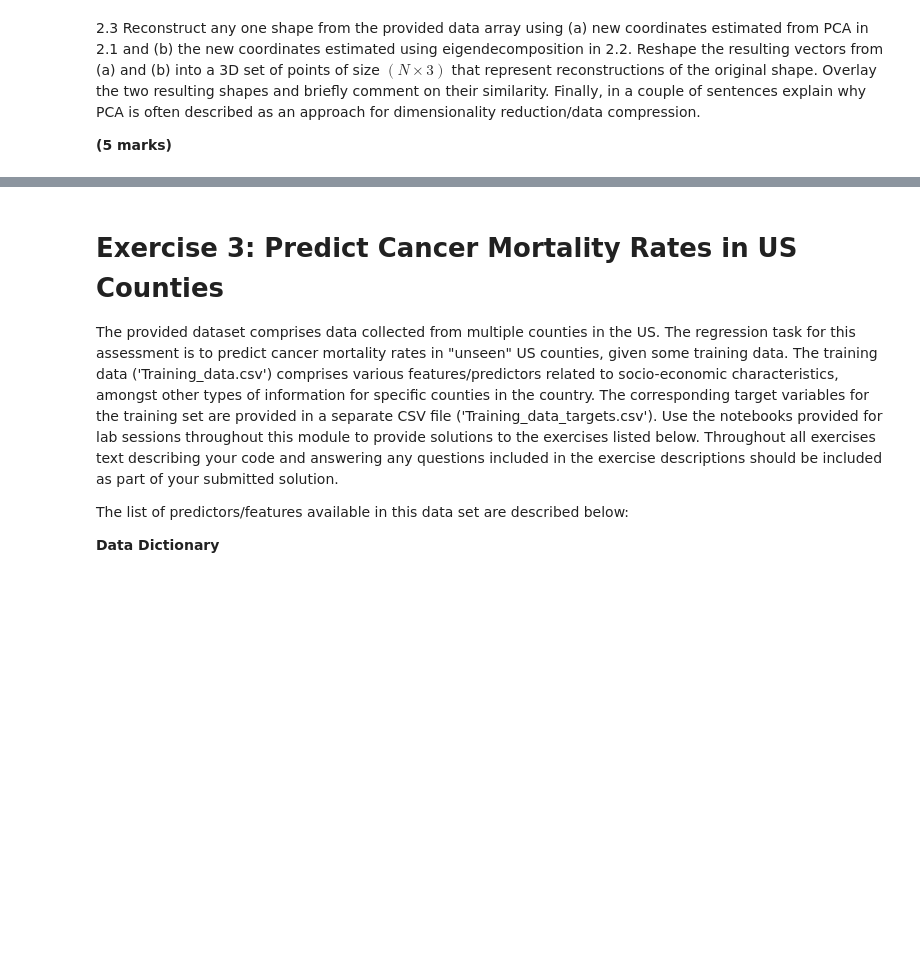
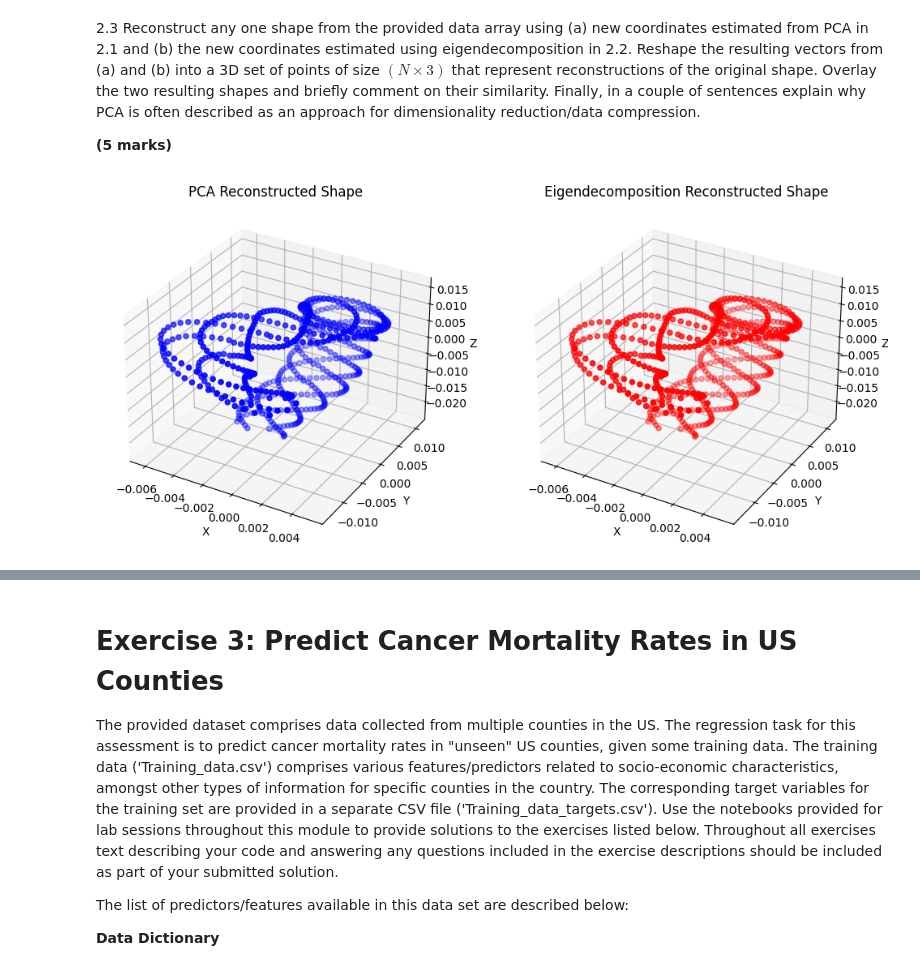
Before and after one commit to htootayzaaung/COMP3611-Machine-Learning, a Jupyter notebook: Coursework 1/COMP3611_Assessment.ipynb, the cells around one changed output, grey strips where cells are left out. Saved outputs shown, nothing was run; the diff lists cells and outputs as text; code cells hidden in the pictures; blank space fills up the shorter version.

```diff
--- a/Coursework 1/COMP3611_Assessment.ipynb
+++ b/Coursework 1/COMP3611_Assessment.ipynb
@@ -372,3 +343,69 @@ Eigenvectors from Covariance Matrix:
 2.3 Reconstruct any one shape from the provided data array using (a) new coordinates estimated from PCA in 2.1 and (b) the new coordinates estimated using eigendecomposition in 2.2. Reshape the resulting vectors from (a) and (b) into a 3D set of points of size $(N\times3)$ that represent reconstructions of the original shape. Overlay the two resulting shapes and briefly comment on their similarity. Finally, in a couple of sentences explain why PCA is often described as an approach for dimensionality reduction/data compression.
 
 **(5 marks)**
+# %%
+import matplotlib.pyplot as plt
+from mpl_toolkits.mplot3d import Axes3D
+
+# Load the data (assuming it has already been loaded into the variable 'data')
+# data = np.load('shape_array.npy')  # Uncomment if data is not already loaded
+
+# Perform PCA on the data
+pca = PCA(n_components=7)
+pca.fit(data)
+
+# Extract PCA coordinates
+pca_coordinates = pca.transform(data)
+
+# Calculate the covariance matrix and perform eigendecomposition
+covariance_matrix = np.cov(data, rowvar=False)
+eigenvalues, eigenvectors = np.linalg.eig(covariance_matrix)
+
+# Sorting eigenvalues and eigenvectors
+idx = eigenvalues.argsort()[::-1]
+sorted_eigenvectors = eigenvectors[:, idx]
+
+# Transform the data using the sorted eigenvectors
+transformed_data = np.dot(data - np.mean(data, axis=0), sorted_eigenvectors)
+
+# Select a shape to reconstruct (for example, the first shape)
+shape_to_reconstruct = 0
+
+# Reconstruct the entire data matrix using PCA and eigendecomposition
+reconstructed_pca_full = pca.inverse_transform(pca_coordinates)
+reconstructed_eigen_full = np.dot(transformed_data, sorted_eigenvectors.T) + np.mean(data, axis=0)
+
+# Select one column (representing a single 3D shape) from the reconstructed data
+reconstructed_pca_shape = reconstructed_pca_full[:, shape_to_reconstruct]
+reconstructed_eigen_shape = reconstructed_eigen_full[:, shape_to_reconstruct]
+
+# Calculate the number of 3D points in each shape
+N = data.shape[0] // 3
+
+# Reshape the selected column into a 3D shape (N x 3)
+reconstructed_pca_3d_shape = reconstructed_pca_shape.reshape((N, 3))
+reconstructed_eigen_3d_shape = reconstructed_eigen_shape.reshape((N, 3))
+
+# Plotting the reconstructed shapes for comparison
+fig = plt.figure(figsize=(12, 6))
+ax1 = fig.add_subplot(121, projection='3d')
+ax2 = fig.add_subplot(122, projection='3d')
+
+# Plotting PCA reconstructed shape
+ax1.scatter(reconstructed_pca_3d_shape[:, 0], reconstructed_pca_3d_shape[:, 1], reconstructed_pca_3d_shape[:, 2], color='blue', label='PCA Reconstruction')
+ax1.set_title("PCA Reconstructed Shape")
+ax1.set_xlabel('X')
+ax1.set_ylabel('Y')
+ax1.set_zlabel('Z')
+
+# Plotting Eigendecomposition reconstructed shape
+ax2.scatter(reconstructed_eigen_3d_shape[:, 0], reconstructed_eigen_3d_shape[:, 1], reconstructed_eigen_3d_shape[:, 2], color='red', label='Eigendecomposition Reconstruction')
+ax2.set_title("Eigendecomposition Reconstructed Shape")
+ax2.set_xlabel('X')
+ax2.set_ylabel('Y')
+ax2.set_zlabel('Z')
+
+# Show plot
+plt.show()
+# %% [output]
+[figure, added]
```
Also changed, not shown: parts of 7 cells of this notebook.
